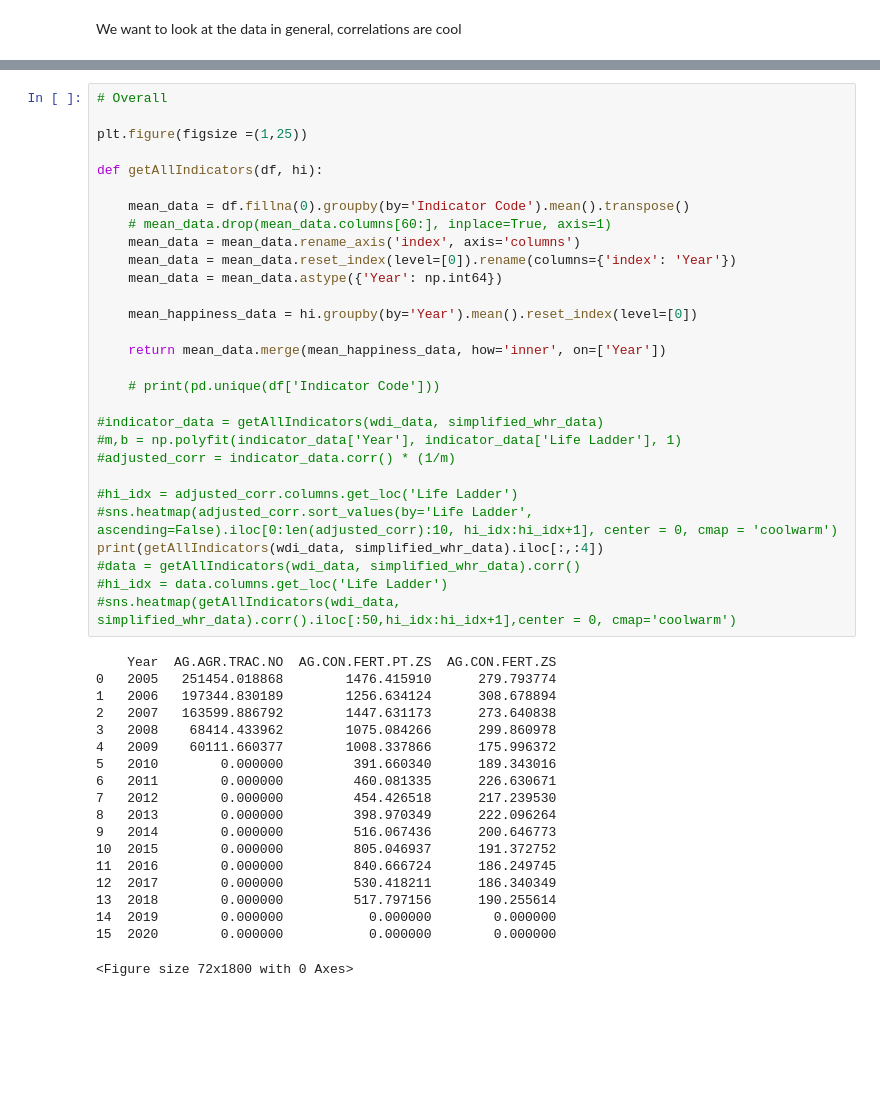
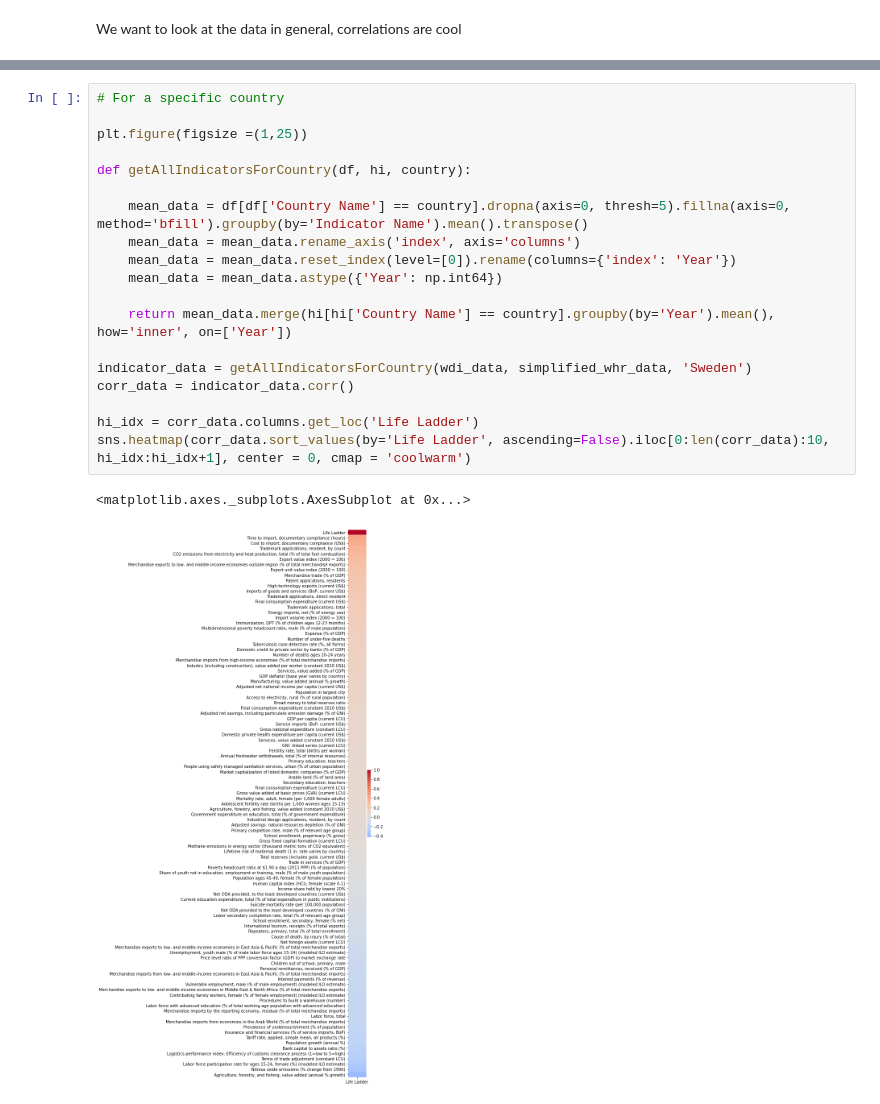
Before and after one commit to alderie/happinessfactor, a Jupyter notebook: notebook.ipynb, the cells around one changed output, grey strips where cells are left out. Cells and saved outputs as stored; diff of their text form; blank space fills up the shorter version.

```diff
--- a/notebook.ipynb
+++ b/notebook.ipynb
@@ -172,48 +219,22 @@ We want to look at the data in general, correlations are cool
 # %%
-# Overall
+# For a specific country
 
 plt.figure(figsize =(1,25))
 
-def getAllIndicators(df, hi):
+def getAllIndicatorsForCountry(df, hi, country):
 
-    mean_data = df.fillna(0).groupby(by='Indicator Code').mean().transpose()
-    # mean_data.drop(mean_data.columns[60:], inplace=True, axis=1)
+    mean_data = df[df['Country Name'] == country].dropna(axis=0, thresh=5).fillna(axis=0, method='bfill').groupby(by='Indicator Name').mean().transpose()
     mean_data = mean_data.rename_axis('index', axis='columns')
     mean_data = mean_data.reset_index(level=[0]).rename(columns={'index': 'Year'})
     mean_data = mean_data.astype({'Year': np.int64})
 
-    mean_happiness_data = hi.groupby(by='Year').mean().reset_index(level=[0])
+    return mean_data.merge(hi[hi['Country Name'] == country].groupby(by='Year').mean(), how='inner', on=['Year'])
 
-    return mean_data.merge(mean_happiness_data, how='inner', on=['Year'])
+indicator_data = getAllIndicatorsForCountry(wdi_data, simplified_whr_data, 'Sweden')
+corr_data = indicator_data.corr()
 
-    # print(pd.unique(df['Indicator Code']))
-
-#indicator_data = getAllIndicators(wdi_data, simplified_whr_data)
-#m,b = np.polyfit(indicator_data['Year'], indicator_data['Life Ladder'], 1)
-#adjusted_corr = indicator_data.corr() * (1/m)
-
-#hi_idx = adjusted_corr.columns.get_loc('Life Ladder')
-#sns.heatmap(adjusted_corr.sort_values(by='Life Ladder', ascending=False).iloc[0:len(adjusted_corr):10, hi_idx:hi_idx+1], center = 0, cmap = 'coolwarm')
-print(getAllIndicators(wdi_data, simplified_whr_data).iloc[:,:4])
-#data = getAllIndicators(wdi_data, simplified_whr_data).corr()
-#hi_idx = data.columns.get_loc('Life Ladder')
-#sns.heatmap(getAllIndicators(wdi_data, simplified_whr_data).corr().iloc[:50,hi_idx:hi_idx+1],center = 0, cmap='coolwarm')
+hi_idx = corr_data.columns.get_loc('Life Ladder')
+sns.heatmap(corr_data.sort_values(by='Life Ladder', ascending=False).iloc[0:len(corr_data):10, hi_idx:hi_idx+1], center = 0, cmap = 'coolwarm')
 # %% [output]
-    Year  AG.AGR.TRAC.NO  AG.CON.FERT.PT.ZS  AG.CON.FERT.ZS
-0   2005   251454.018868        1476.415910      279.793774
-1   2006   197344.830189        1256.634124      308.678894
-2   2007   163599.886792        1447.631173      273.640838
-3   2008    68414.433962        1075.084266      299.860978
-4   2009    60111.660377        1008.337866      175.996372
-5   2010        0.000000         391.660340      189.343016
-6   2011        0.000000         460.081335      226.630671
-7   2012        0.000000         454.426518      217.239530
-8   2013        0.000000         398.970349      222.096264
-9   2014        0.000000         516.067436      200.646773
-10  2015        0.000000         805.046937      191.372752
-11  2016        0.000000         840.666724      186.249745
-12  2017        0.000000         530.418211      186.340349
-13  2018        0.000000         517.797156      190.255614
-14  2019        0.000000           0.000000        0.000000
-15  2020        0.000000           0.000000        0.000000
+<matplotlib.axes._subplots.AxesSubplot at 0x...>
-<Figure size 72x1800 with 0 Axes>
+[figure, added]
```
Also changed, not shown: parts of 10 cells of this notebook.
